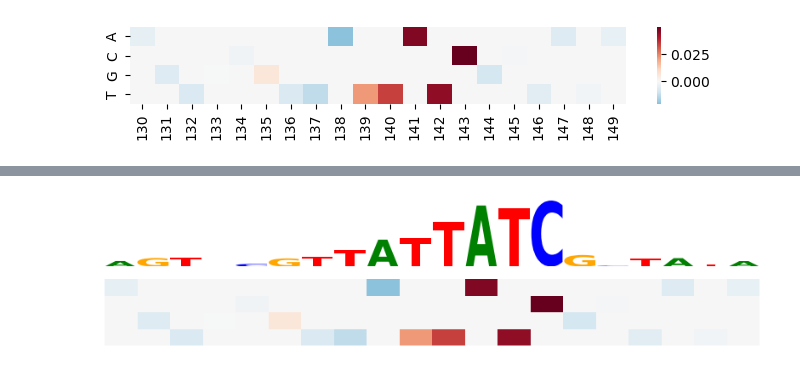
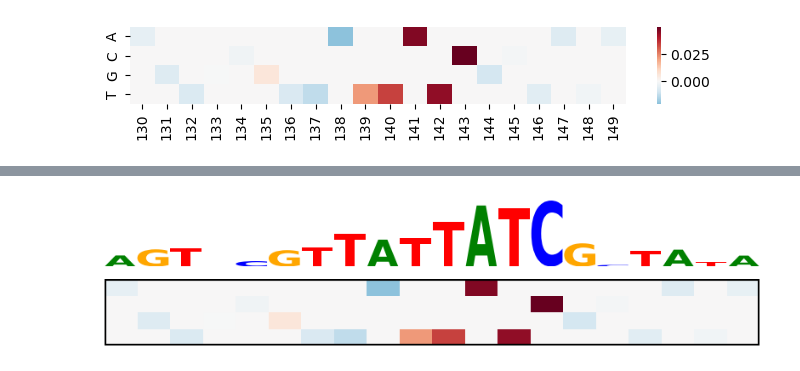
Before and after one commit to zrcjessica/ensemble_distillation, a Jupyter notebook: sample_motif_map.ipynb, the cells around one changed output, grey strips where cells are left out. Cells and saved outputs as stored; diff of their text form; code cells hidden in the pictures.

```diff
--- a/sample_motif_map.ipynb
+++ b/sample_motif_map.ipynb
@@ -9,7 +10,11 @@ distilled_grad_df = pd.read_csv('figures/fig1f_grad_seq101_model7_distilled.csv'
 model_ix = 7
 seq_ix = 101
 # %%
-sample = distilled_grad_df.iloc[130:150,:]
+sample = distilled_grad_df.iloc[130:150,:].copy()
 # make noise smaller
 sample.iloc[:8,:] = sample.iloc[:8,:]*0.5
 sample.iloc[14:,:] = sample.iloc[14:,:]*0.5
+
+# make an "unclean" map
+# noisy_sample = sample + np.random.normal(0, 0.01, size=(sample.shape[0],sample.shape[1]))*0.5
+noisy_sample = distilled_grad_df.iloc[130:150,:].copy()
@@ -32,12 +38,17 @@ sns.heatmap(sample.transpose(), cmap='RdBu_r', center=0)
 # %%
 fig, axs = plt.subplots(2,1, figsize=(8,2))
 
 logomaker.Logo(distilled_grad_df.iloc[130:150,:].abs(), ax=axs[0])
 axs[0].axis('off')
 sns.heatmap(sample.transpose(), cmap='RdBu_r', center=0, ax=axs[1], cbar=False)
 axs[1].set_xticks([])
 axs[1].set_yticks([])
+axs[1].axhline(y=0, color='k',linewidth=3)
+axs[1].axhline(y=sample.transpose().shape[0], color='k',linewidth=3)
+axs[1].axvline(x=0, color='k',linewidth=3)
+axs[1].axvline(x=sample.transpose().shape[1], color='k',linewidth=3)
 fig.tight_layout()
 fig.show()
+fig.savefig("../sample_motif_analysis_clean.pdf")
 # %% [output]
-[figure, old version]
+[figure, new version]
```
Also changed, not shown: parts of 6 cells of this notebook, 17 other files.
